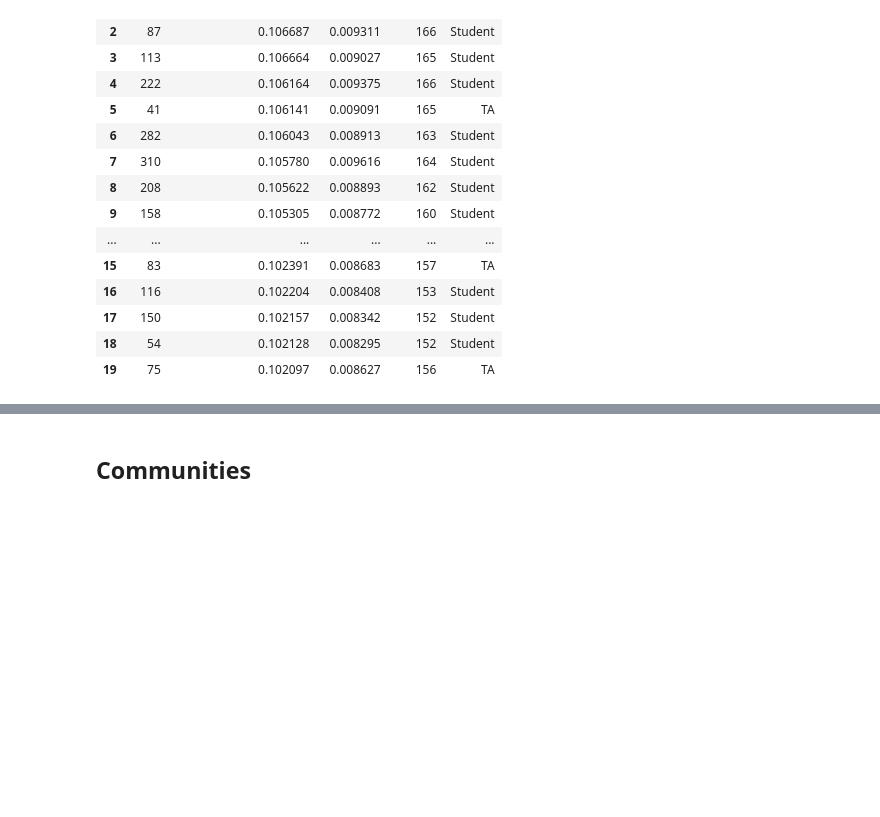
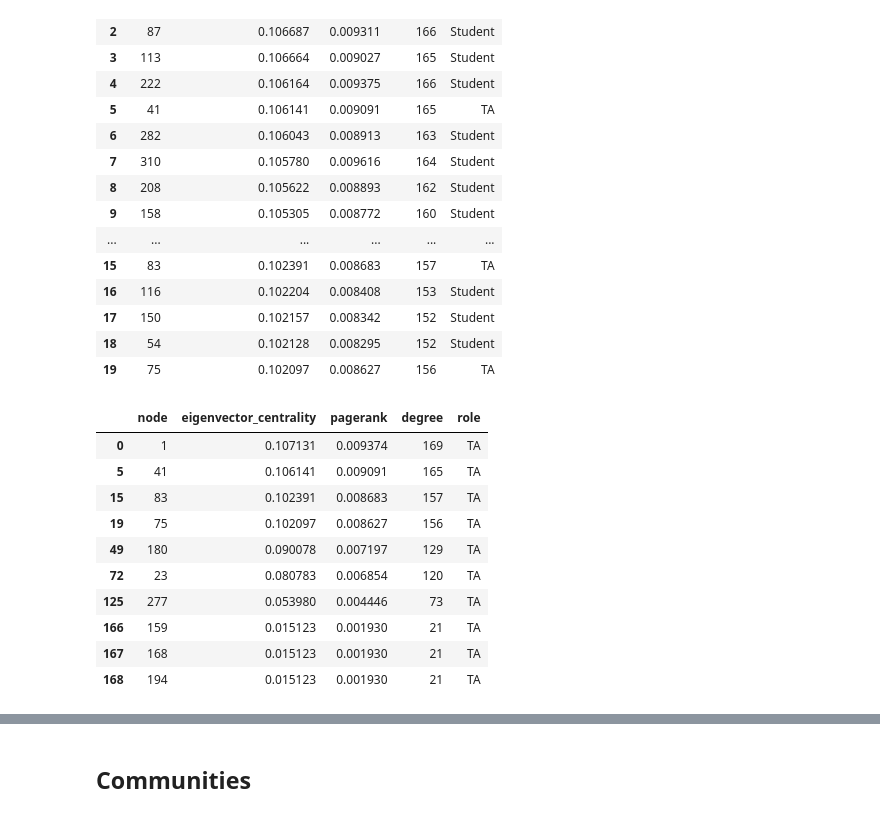
Before and after one commit to rsinema/social-network-community-detection, a Jupyter notebook: notebooks/graph_analysis.ipynb, the cells around one changed output, grey strips where cells are left out. Drawn from its saved outputs; the diff is of its cells as text; code cells hidden in the pictures; blank space fills up the shorter version.

```diff
--- a/notebooks/graph_analysis.ipynb
+++ b/notebooks/graph_analysis.ipynb
@@ -174,3 +174,17 @@ metrics_df.head(20)
 | 17 | 150 | 0.102157 | 0.008342 | 152 | Student |
 | 18 | 54 | 0.102128 | 0.008295 | 152 | Student |
 | 19 | 75 | 0.102097 | 0.008627 | 156 | TA |
+# %%
+metrics_df[metrics_df['role'] == 'TA']
+# %% [output]
+|  | node | eigenvector_centrality | pagerank | degree | role |
+| 0 | 1 | 0.107131 | 0.009374 | 169 | TA |
+| 5 | 41 | 0.106141 | 0.009091 | 165 | TA |
+| 15 | 83 | 0.102391 | 0.008683 | 157 | TA |
+| 19 | 75 | 0.102097 | 0.008627 | 156 | TA |
+| 49 | 180 | 0.090078 | 0.007197 | 129 | TA |
+| 72 | 23 | 0.080783 | 0.006854 | 120 | TA |
+| 125 | 277 | 0.053980 | 0.004446 | 73 | TA |
+| 166 | 159 | 0.015123 | 0.001930 | 21 | TA |
+| 167 | 168 | 0.015123 | 0.001930 | 21 | TA |
+| 168 | 194 | 0.015123 | 0.001930 | 21 | TA |
```
Also changed, not shown: parts of 6 cells of this notebook, 1 other file.
